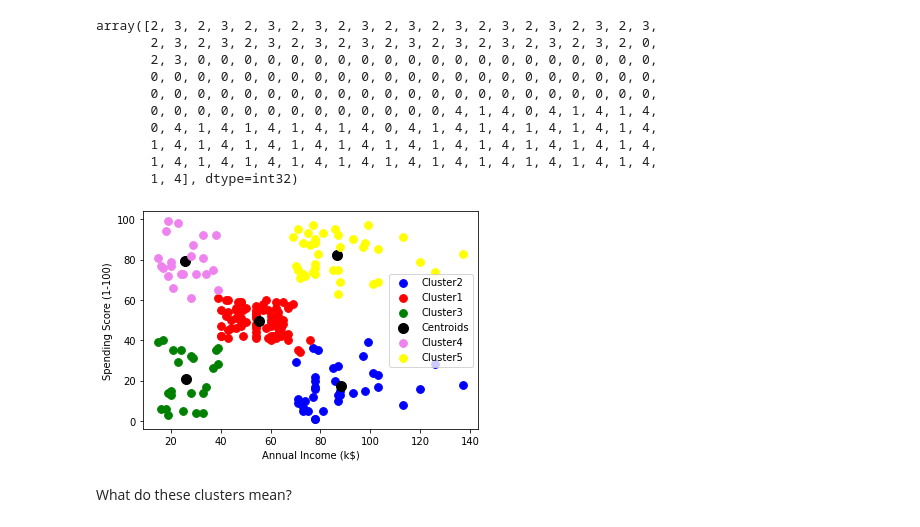
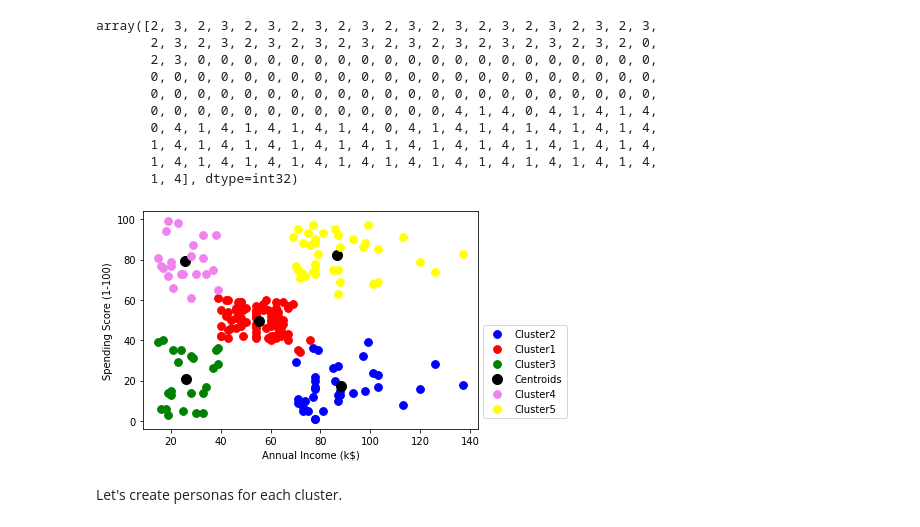
Before and after one commit to mmacrides/Personal-Projects, a Jupyter notebook: Mall Customer Segmentation - Machine Learning/MallCustomerSegmentation.ipynb, the cells around one changed output. Drawn from its saved outputs; the diff is of its cells as text; code cells hidden in the pictures.

```diff
--- a/Mall Customer Segmentation - Machine Learning/MallCustomerSegmentation.ipynb
+++ b/Mall Customer Segmentation - Machine Learning/MallCustomerSegmentation.ipynb
@@ -60,16 +58,16 @@ array([2, 3, 2, 3, 2, 3, 2, 3, 2, 3, 2, 3, 2, 3, 2, 3, 2, 3, 2, 3, 2, 3,
 # %%
 # Visualising the clusters
 plt.scatter( X[y_kmeans == 1, 0], X[y_kmeans == 1, 1], s = 60, c = 'blue', label = 'Cluster2')
 plt.scatter( X[y_kmeans == 0, 0], X[y_kmeans == 0, 1], s = 60, c = 'red', label = 'Cluster1')
 plt.scatter( X[y_kmeans == 2, 0], X[y_kmeans == 2, 1], s = 60, c = 'green', label = 'Cluster3')
 plt.scatter( kmeans.cluster_centers_[:, 0], kmeans.cluster_centers_[:, 1], s = 100, c = 'black', label = 'Centroids')
 plt.scatter( X[y_kmeans == 3, 0], X[y_kmeans == 3, 1], s = 60, c = 'violet', label = 'Cluster4')
 plt.scatter( X[y_kmeans == 4, 0], X[y_kmeans == 4, 1], s = 60, c = 'yellow', label = 'Cluster5')
 plt.xlabel('Annual Income (k$)')
 plt.ylabel('Spending Score (1-100)')
-plt.legend()
+plt.legend(bbox_to_anchor=(1.0, 0.5))
 plt.show()
 # %% [output]
-[figure, old version]
+[figure, new version]
-# %% [markdown]
-What do these clusters mean?
+# %% [markdown]
+Let's create personas for each cluster.
```
Also changed, not shown: parts of 1 cell of this notebook.
